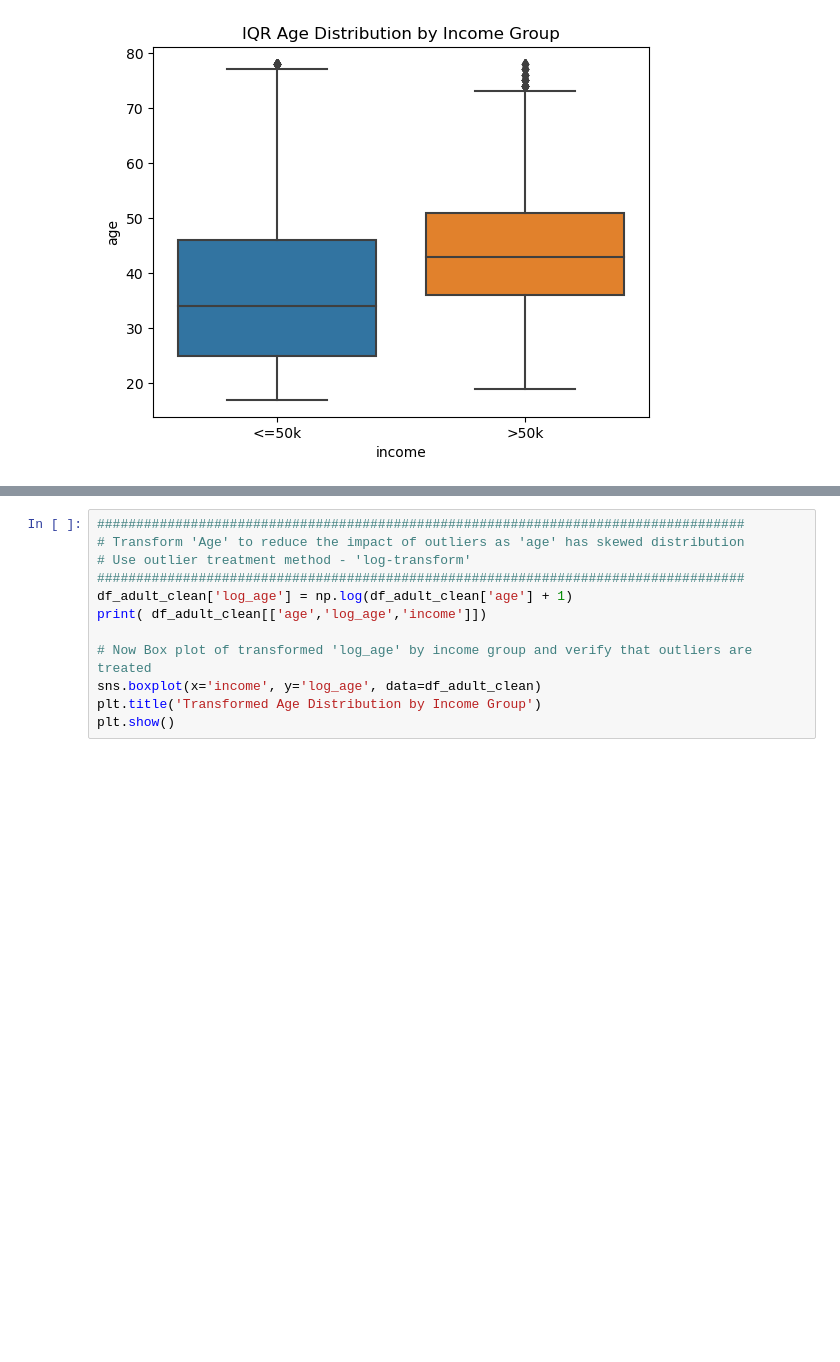
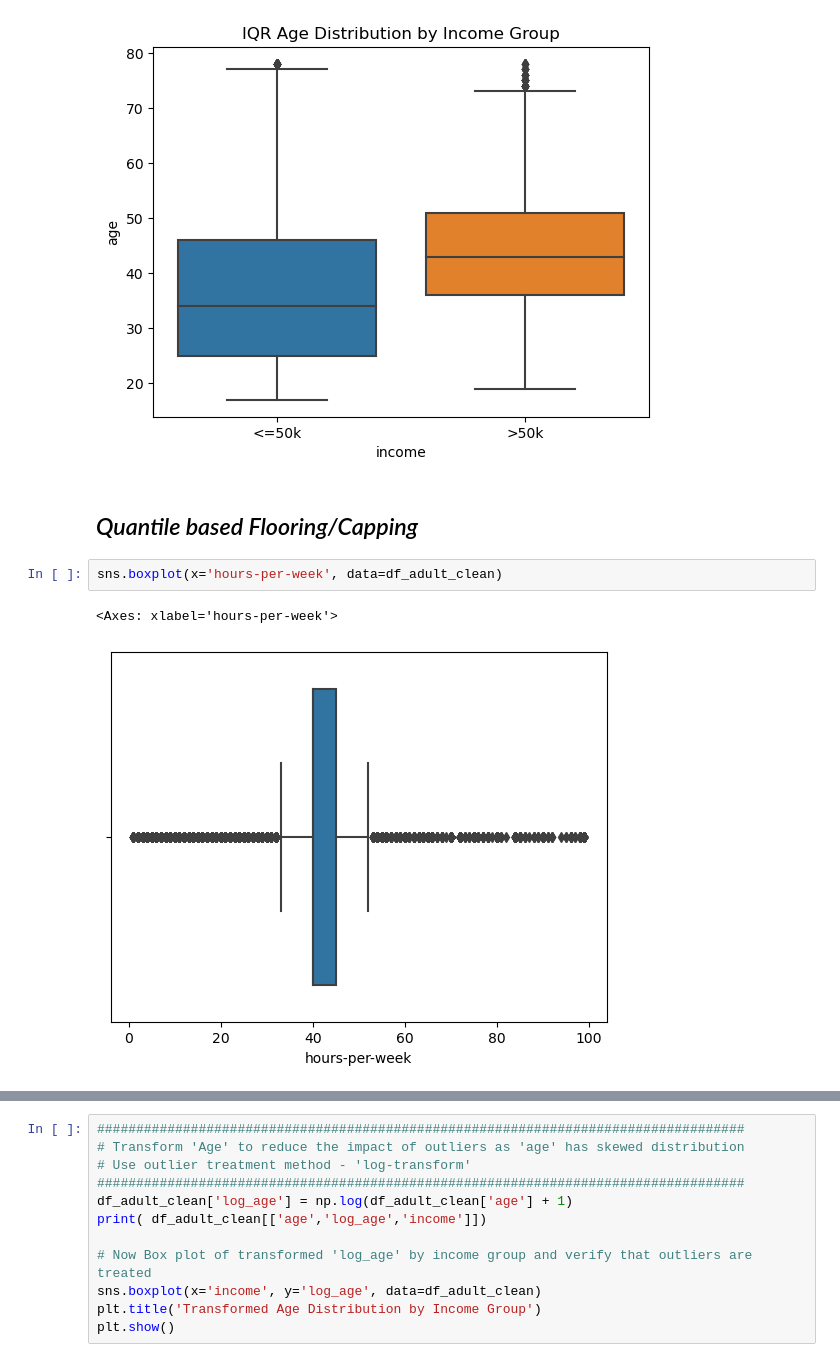
Before and after one commit to mail2anajain/ML_Assignment-2024-Team7, a Jupyter notebook: ML_assignment_team7.ipynb, the cells around one changed output, grey strips where cells are left out. Saved outputs shown, nothing was run; the diff lists cells and outputs as text; blank space fills up the shorter version.

```diff
--- a/ML_assignment_team7.ipynb
+++ b/ML_assignment_team7.ipynb
@@ -427,3 +492,10 @@ plt.title('IQR Age Distribution by Income Group')
 plt.show()
 # %% [output]
 [figure]
+# %% [markdown]
+## *Quantile based Flooring/Capping*
+# %%
+sns.boxplot(x='hours-per-week', data=df_adult_clean)
+# %% [output]
+<Axes: xlabel='hours-per-week'>
+[figure, added]
```
Also changed, not shown: parts of 21 cells of this notebook, 6 other files.
